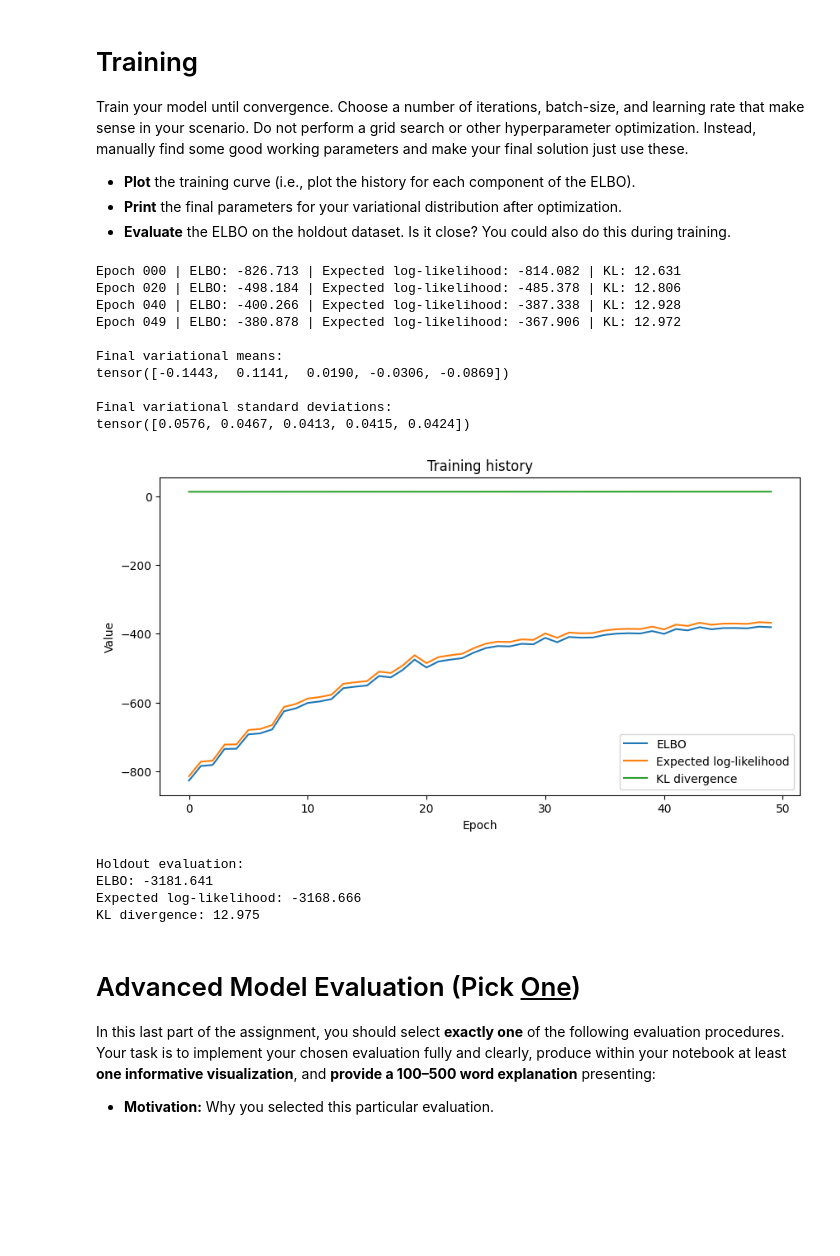
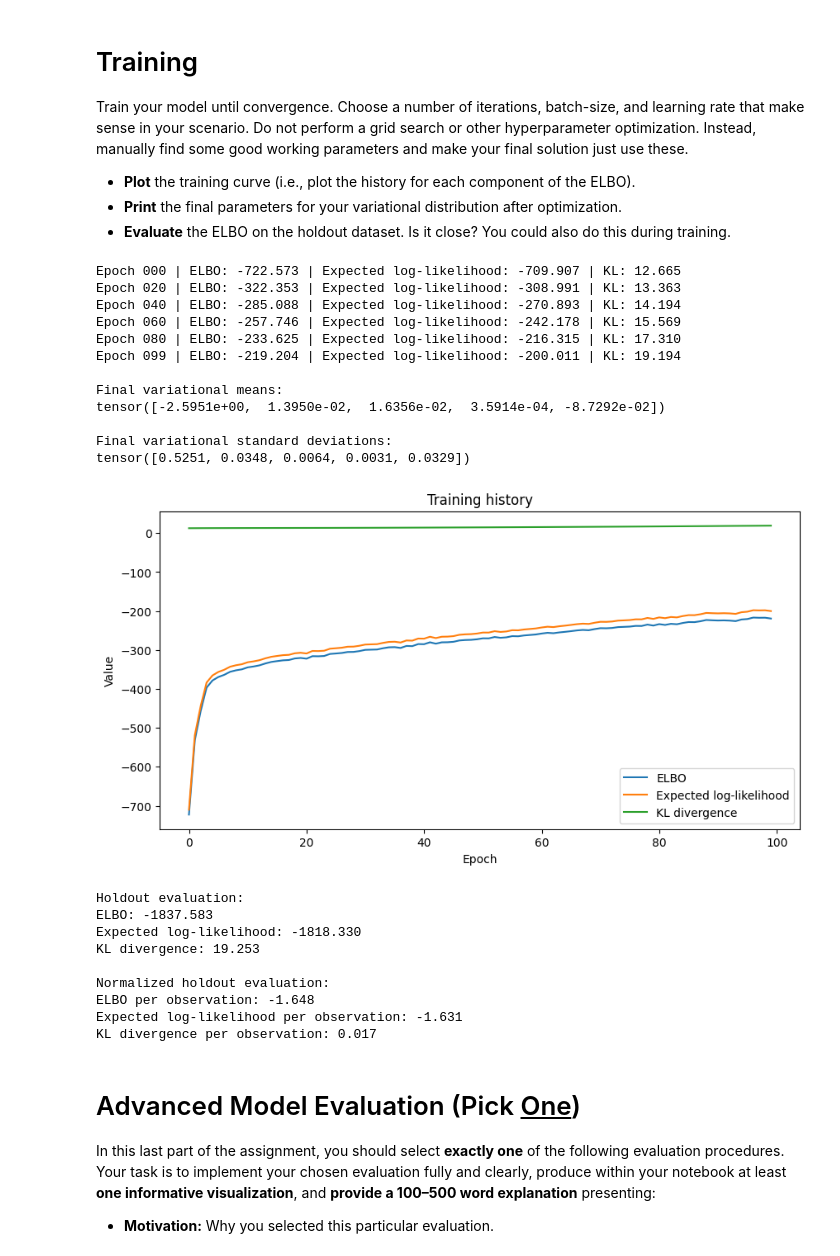
Before and after one commit to RemLezar99/Deep_Learning_4DT908, a Jupyter notebook: Assignment7/Variational Inference - Spam Detection.ipynb, the cells around one changed output. Cells and saved outputs as stored; diff of their text form; code cells hidden in the pictures; blank space fills up the shorter version.

```diff
--- a/Assignment7/Variational Inference - Spam Detection.ipynb
+++ b/Assignment7/Variational Inference - Spam Detection.ipynb
@@ -494,15 +489,13 @@ Instead, manually find some good working parameters and make your final solution
 * **Print** the final parameters for your variational distribution after optimization.
 * **Evaluate** the ELBO on the holdout dataset. Is it close? You could also do this during training.
 # %%
-# TODO: Implement as however you require this!
-# TODO: Make sure to use the finally found optimal parameters once you submit your solution.
+# Training loop for variational inference using mini-batch ELBO optimization.
 import matplotlib.pyplot as plt
 import torch.nn.functional as F
 
-EPOCHS = 50
-LEARNING_RATE = 0.0001
-USE_KL_TYPE: KL_DIV_TYPE = 'analytical'
-
+EPOCHS = 100
+LEARNING_RATE = 0.001
+USE_KL_TYPE: KL_DIV_TYPE = "analytical"
 BATCH_SIZE = 128
 
 torch.manual_seed(RANDOM_STATE)
@@ -599,44 +592,57 @@ plt.ylabel("Value")
 plt.title("Training history")
 plt.legend()
 plt.show()
 
 with torch.no_grad():
     test_noise = torch.randn(
         size=(NUM_VARIATIONAL_SETS, num_params),
         dtype=torch.float32,
     )
 
     test_elbo, test_exp_lik, test_kl = ELBO(
         use_mu=mu_final,
         use_sigma=sigma_final,
         y_true=Y_test_t,
         obs=X_test_t,
         variational_params_noise=test_noise,
         kl=USE_KL_TYPE,
         return_exp_data_lik=True,
         return_kl_div=True,
     )
 
 print("\nHoldout evaluation:")
 print(f"ELBO: {test_elbo.item():.3f}")
 print(f"Expected log-likelihood: {test_exp_lik.item():.3f}")
 print(f"KL divergence: {test_kl.item():.3f}")
+
+
+print("\nNormalized holdout evaluation:")
+print(f"ELBO per observation: {test_elbo.item() / len(Y_test_t):.3f}")
+print(f"Expected log-likelihood per observation: {test_exp_lik.item() / len(Y_test_t):.3f}")
+print(f"KL divergence per observation: {test_kl.item() / len(Y_test_t):.3f}")
 # %% [output]
-Epoch 000 | ELBO: -826.713 | Expected log-likelihood: -814.082 | KL: 12.631
-Epoch 020 | ELBO: -498.184 | Expected log-likelihood: -485.378 | KL: 12.806
-Epoch 040 | ELBO: -400.266 | Expected log-likelihood: -387.338 | KL: 12.928
-Epoch 049 | ELBO: -380.878 | Expected log-likelihood: -367.906 | KL: 12.972
+Epoch 000 | ELBO: -722.573 | Expected log-likelihood: -709.907 | KL: 12.665
+Epoch 020 | ELBO: -322.353 | Expected log-likelihood: -308.991 | KL: 13.363
+Epoch 040 | ELBO: -285.088 | Expected log-likelihood: -270.893 | KL: 14.194
+Epoch 060 | ELBO: -257.746 | Expected log-likelihood: -242.178 | KL: 15.569
+Epoch 080 | ELBO: -233.625 | Expected log-likelihood: -216.315 | KL: 17.310
+Epoch 099 | ELBO: -219.204 | Expected log-likelihood: -200.011 | KL: 19.194
 
 Final variational means:
-tensor([-0.1443,  0.1141,  0.0190, -0.0306, -0.0869])
+tensor([-2.5951e+00,  1.3950e-02,  1.6356e-02,  3.5914e-04, -8.7292e-02])
 
 Final variational standard deviations:
-tensor([0.0576, 0.0467, 0.0413, 0.0415, 0.0424])
+tensor([0.5251, 0.0348, 0.0064, 0.0031, 0.0329])
-[figure, old version]
+[figure, new version]
 Holdout evaluation:
-ELBO: -3181.641
-Expected log-likelihood: -3168.666
-KL divergence: 12.975
+ELBO: -1837.583
+Expected log-likelihood: -1818.330
+KL divergence: 19.253
+
+Normalized holdout evaluation:
+ELBO per observation: -1.648
+Expected log-likelihood per observation: -1.631
+KL divergence per observation: 0.017
 # %% [markdown]
 # Advanced Model Evaluation (Pick <u>One</u>)
 
```
Also changed, not shown: parts of 13 cells of this notebook, 1 other file.
